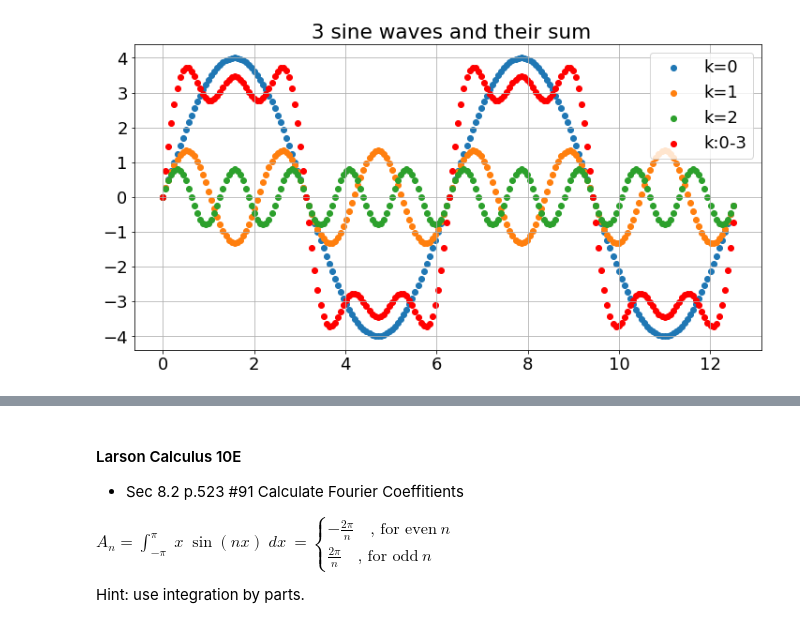
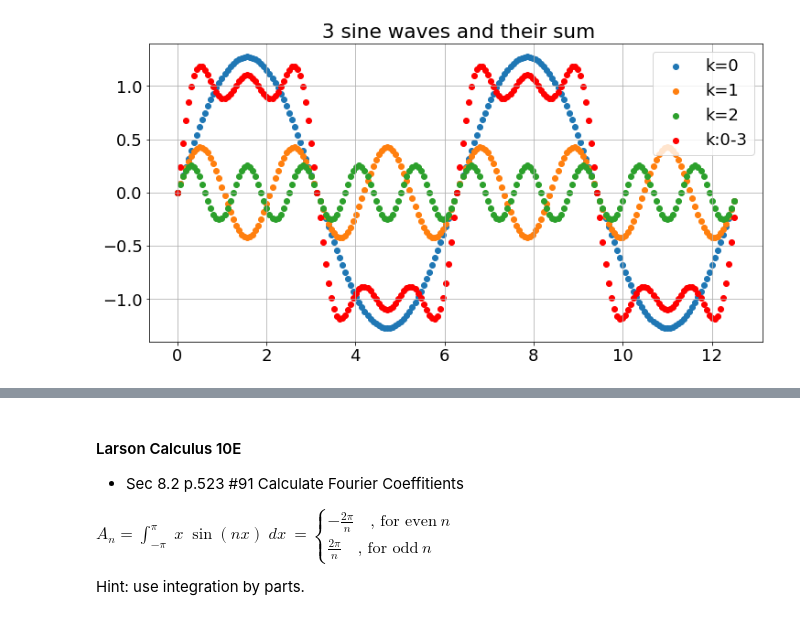
Before and after one commit to ftk1000/math, a Jupyter notebook: FourierSeries/fs_examples.ipynb, the cells around one changed output, grey strips where cells are left out. Drawn from its saved outputs; the diff is of its cells as text; code cells hidden in the pictures.

```diff
--- a/FourierSeries/fs_examples.ipynb
+++ b/FourierSeries/fs_examples.ipynb
@@ -22,37 +37,37 @@ display(HTML("<style>.container { width:93% !important; }</style>"))
 # %%
 import numpy as np
 import matplotlib.pyplot as plt
 from matplotlib.cm import get_cmap
 
 x = np.arange( 0, 4*np.pi, dx )
-y0 = 4*np.sin(x)
-y1 = 4/3*np.sin(3*x)
-y2 = 4/5*np.sin(5*x)
+y0 = 4/np.pi*np.sin(x)
+y1 = 4/(3*np.pi)*np.sin(3*x)
+y2 = 4/(5*np.pi)*np.sin(5*x)
 
 plt.rcParams['figure.figsize'] = [12, 6]
 plt.rcParams.update({'font.size': 18})
 fig, ax = plt.subplots()
 # ax.plot(x, y0,'-',color='r',LineWidth=2)
 ax.scatter(x, y0, label='k=0')
 ax.scatter(x, y1, label='k=1')
 ax.scatter(x, y2, label='k=2')
 
 ax.scatter(x, y0+y1+y2, c='r',label='k:0-3')
 
 ax.grid(True)
 cmap = get_cmap('tab10')
 colors = cmap.colors
 ax.set_prop_cycle(color=colors)
 
 ax.legend(loc='upper right')
 # legend = ax.legend(loc='upper right', shadow=True, fontsize='x-large')
 
 # # Put a nicer background color on the legend.
 # legend.get_frame().set_facecolor('C0')
 plt.title( ' 3 sine waves and their sum')
 plt.show()
 # %% [output]
-[figure, old version]
+[figure, new version]
 # %%
 N=100
 for k in range(N):
```
Also changed, not shown: parts of 3 cells of this notebook, 1 other file.
